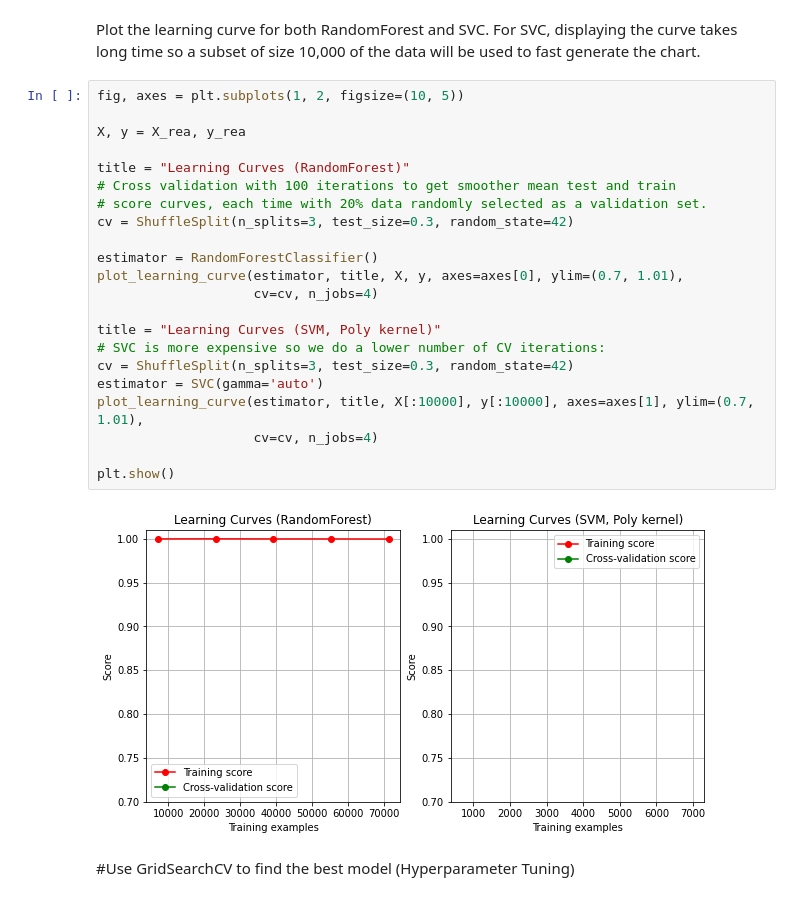
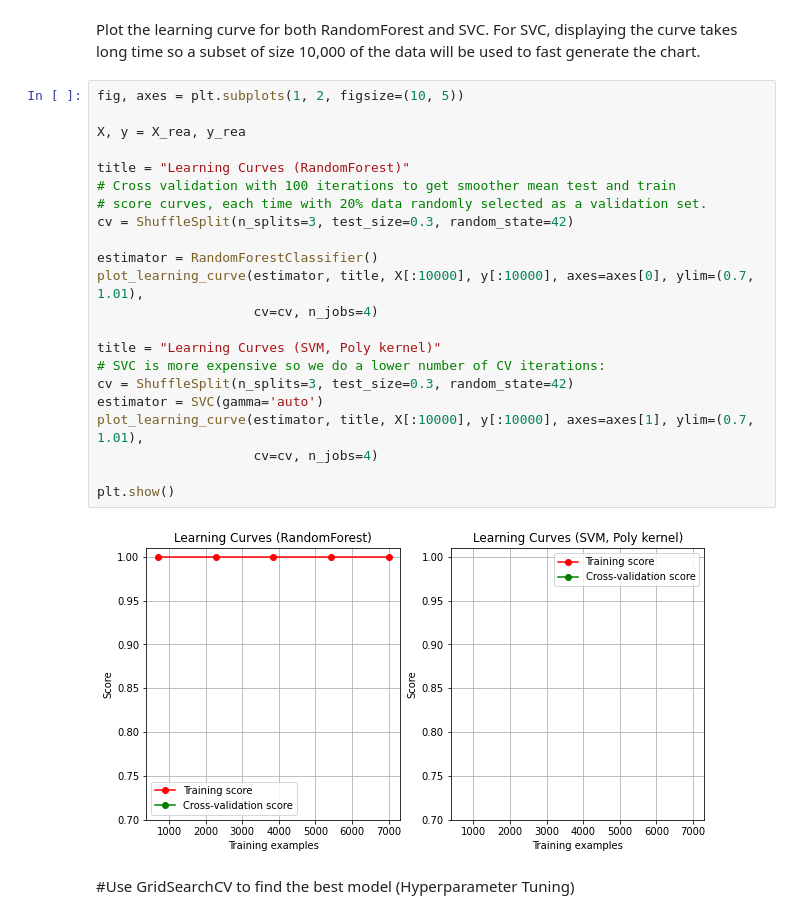
Before and after one commit to seansothey/DataScience-MachineLearning-Research, a Jupyter notebook: Project5.ipynb, the cells around one changed output. Drawn from its saved outputs; the diff is of its cells as text.

```diff
--- a/Project5.ipynb
+++ b/Project5.ipynb
@@ -680,27 +713,27 @@ Plot the learning curve for both RandomForest and SVC. For SVC, displaying the c
 # %%
 fig, axes = plt.subplots(1, 2, figsize=(10, 5))
 
 X, y = X_rea, y_rea
 
 title = "Learning Curves (RandomForest)"
 # Cross validation with 100 iterations to get smoother mean test and train
 # score curves, each time with 20% data randomly selected as a validation set.
 cv = ShuffleSplit(n_splits=3, test_size=0.3, random_state=42)
 
 estimator = RandomForestClassifier()
-plot_learning_curve(estimator, title, X, y, axes=axes[0], ylim=(0.7, 1.01),
+plot_learning_curve(estimator, title, X[:10000], y[:10000], axes=axes[0], ylim=(0.7, 1.01),
                     cv=cv, n_jobs=4)
 
 title = "Learning Curves (SVM, Poly kernel)"
 # SVC is more expensive so we do a lower number of CV iterations:
 cv = ShuffleSplit(n_splits=3, test_size=0.3, random_state=42)
 estimator = SVC(gamma='auto')
 plot_learning_curve(estimator, title, X[:10000], y[:10000], axes=axes[1], ylim=(0.7, 1.01),
                     cv=cv, n_jobs=4)
 
 plt.show()
 # %% [output]
-[figure, old version]
+[figure, new version]
 # %% [markdown]
 #Use GridSearchCV to find the best model (Hyperparameter Tuning)
 # %% [markdown]
```
Also changed, not shown: parts of 26 cells of this notebook.
